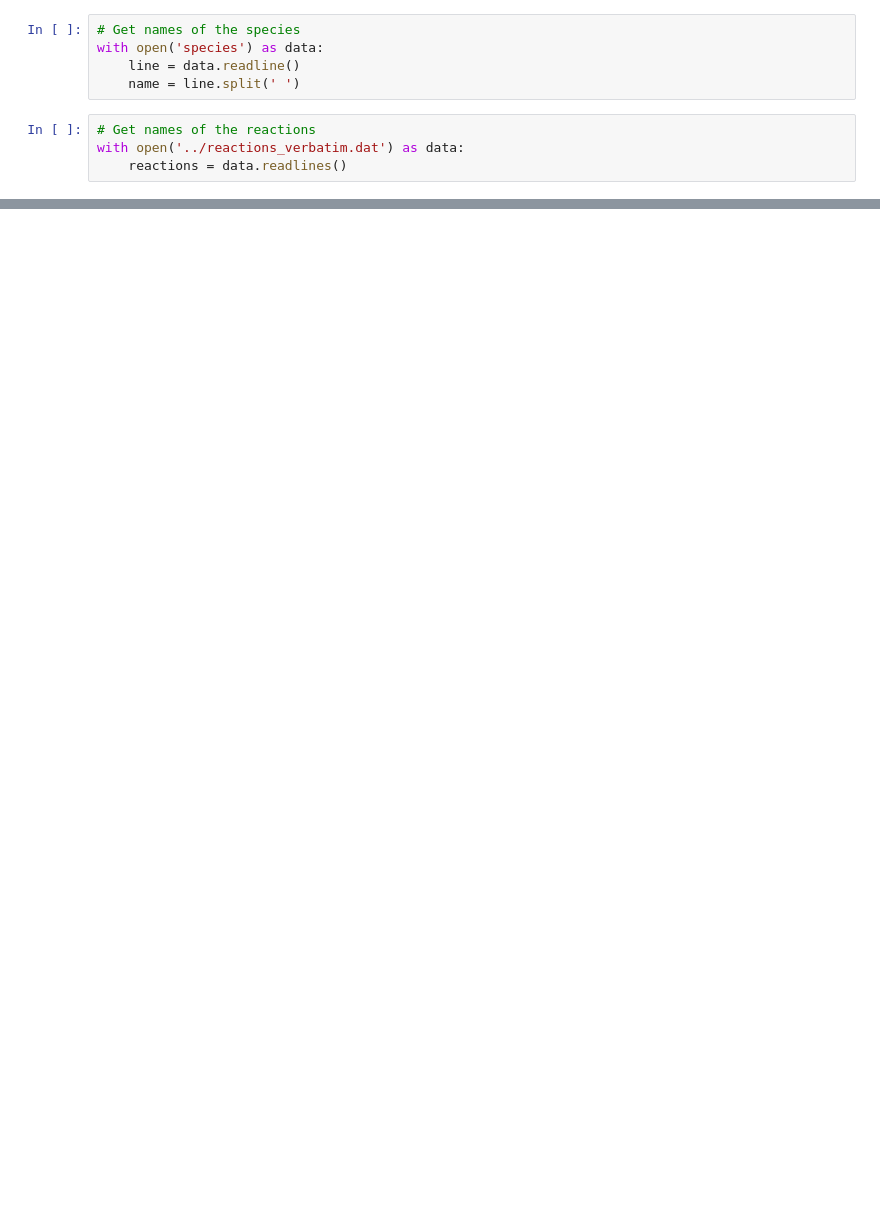
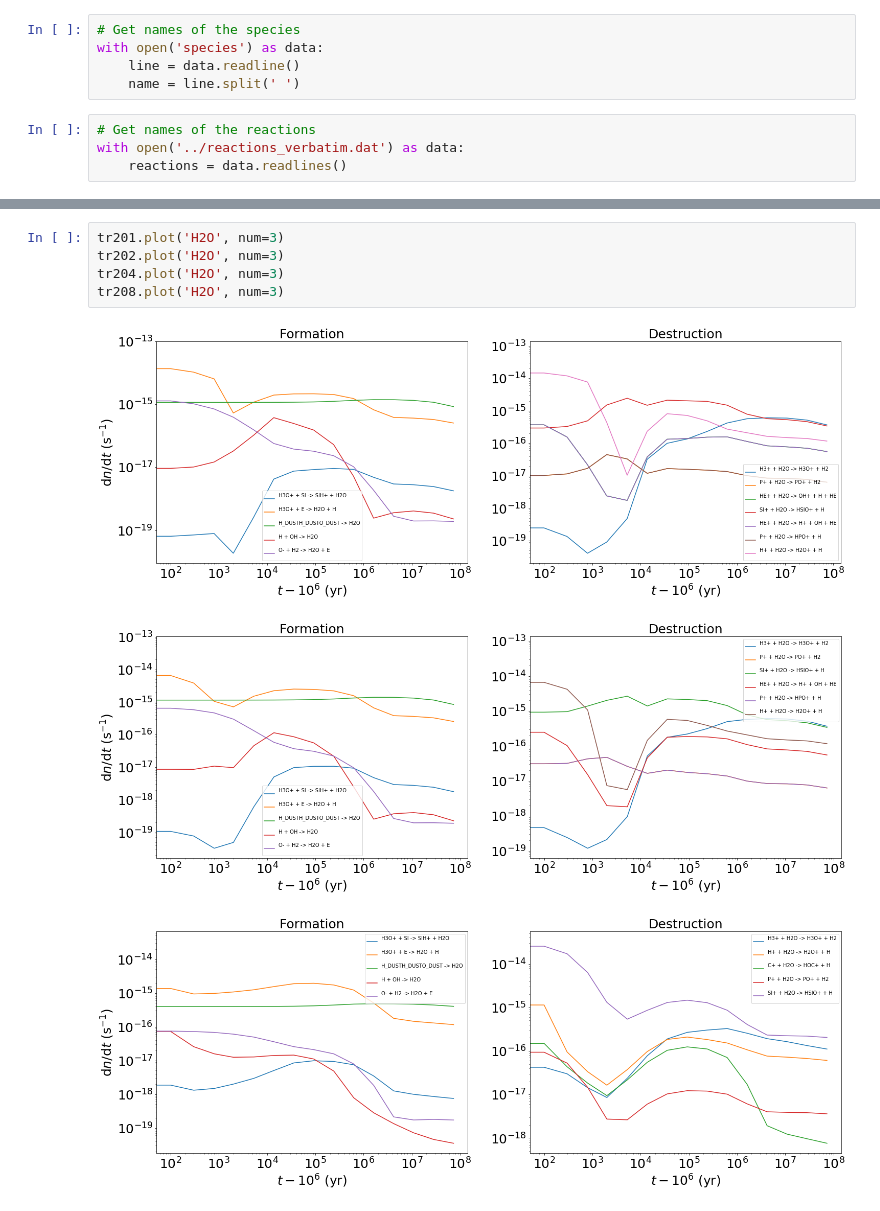
Before and after one commit to slowdivePTG/X-ray-chemistry, a Jupyter notebook: KROME/AGN_pc/data/Trace.ipynb, the cells around one changed output, grey strips where cells are left out. Saved outputs shown, nothing was run; the diff lists cells and outputs as text; blank space fills up the shorter version.

```diff
--- a/KROME/AGN_pc/data/Trace.ipynb
+++ b/KROME/AGN_pc/data/Trace.ipynb
@@ -83,0 +117,9 @@ H + OH -> H2O
+# %%
+tr201.plot('H2O', num=3)
+tr202.plot('H2O', num=3)
+tr204.plot('H2O', num=3)
+tr208.plot('H2O', num=3)
+# %% [output]
+[figure, added]
+[figure, added]
+[figure, added]
```
Also changed, not shown: parts of 8 cells of this notebook, 1 other file.
